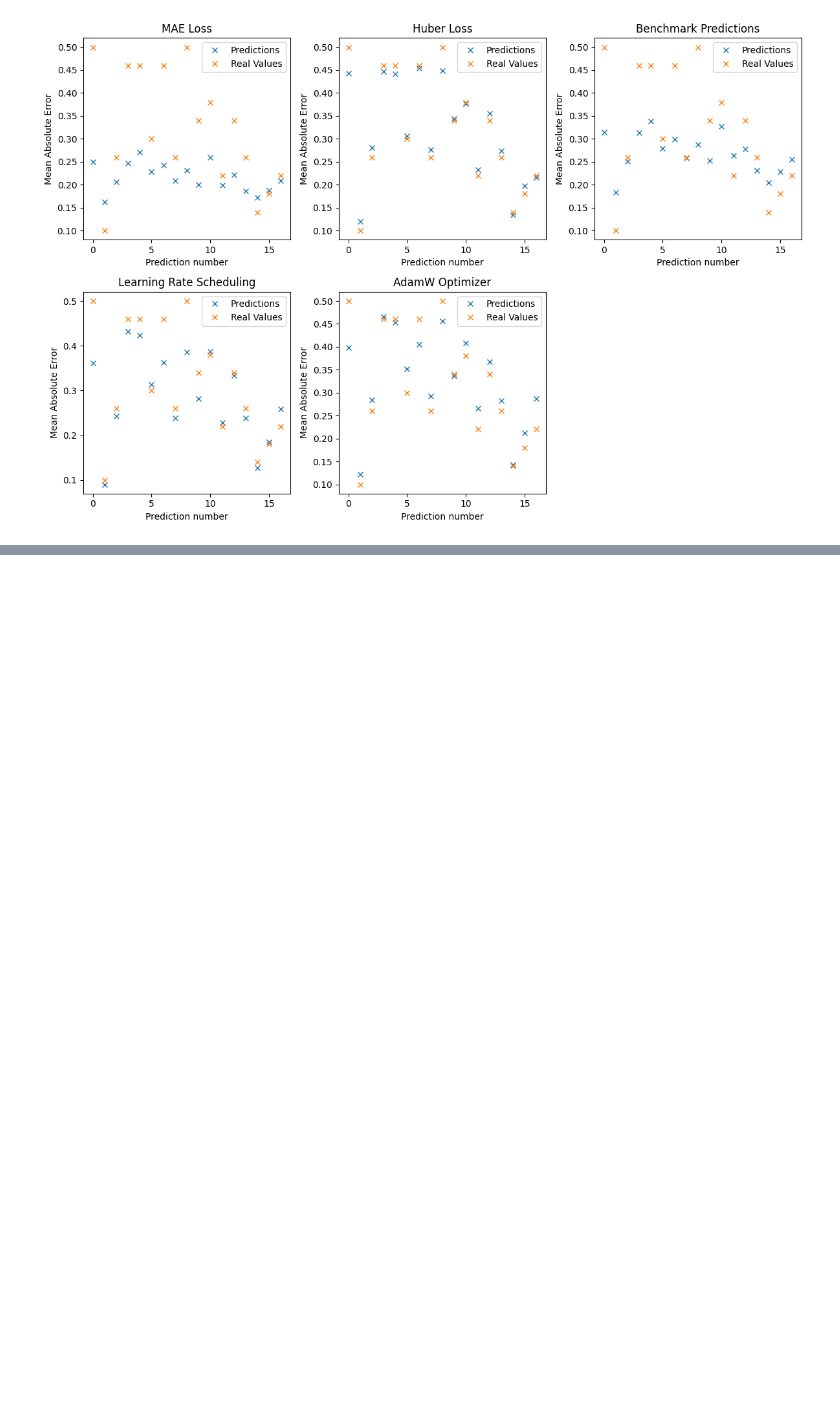
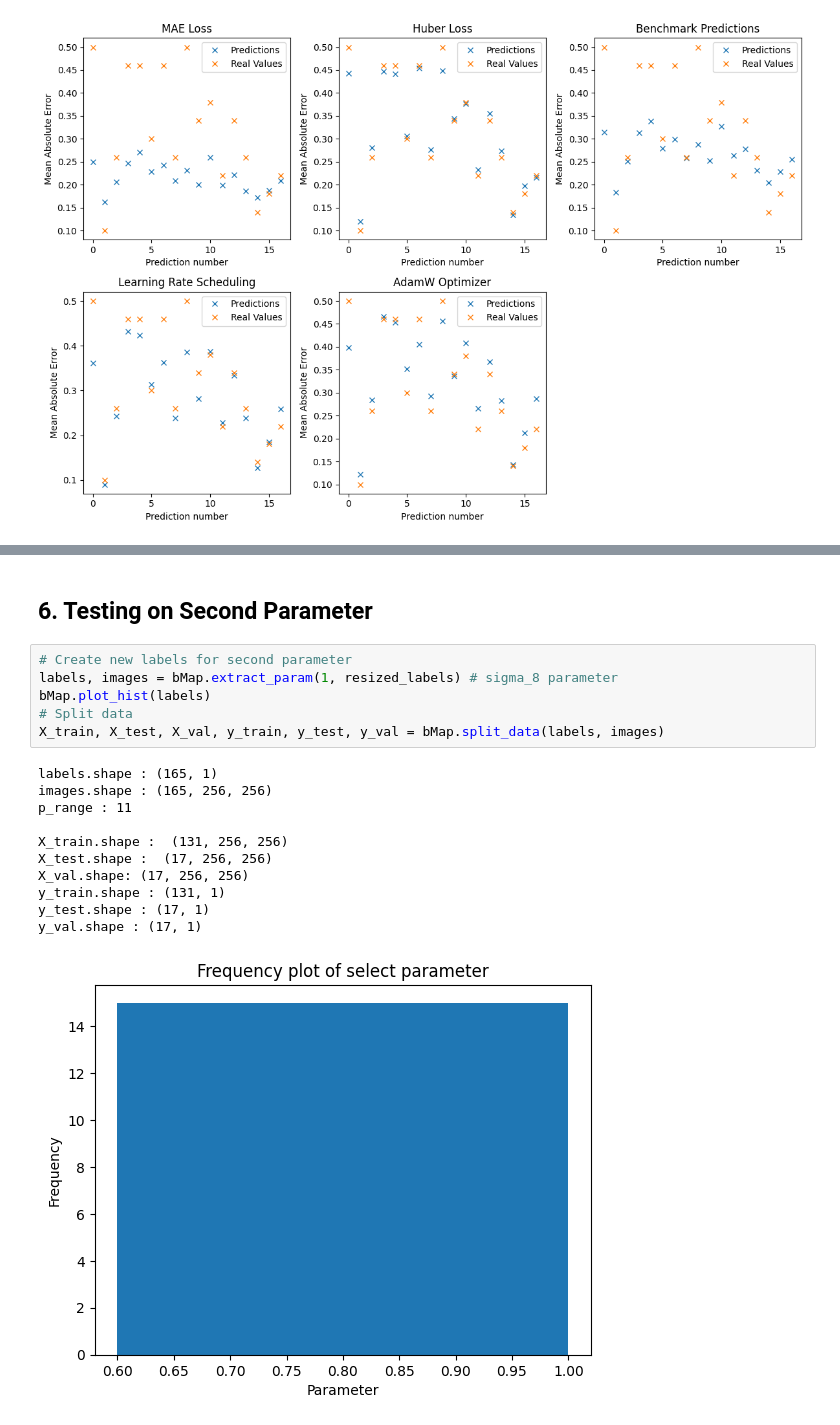
Before and after one commit to X-WasHere/Cosmological-Parameter-Inference, a Jupyter notebook: camels_02.ipynb, the cells around one changed output, grey strips where cells are left out. Cells and saved outputs as stored; diff of their text form; blank space fills up the shorter version.

Commit message:
Testing on second param and other fields

```diff
--- a/camels_02.ipynb
+++ b/camels_02.ipynb
@@ -476,0 +636,20 @@ MAE Loss - Test Loss: 0.00019758821872528642, Test MAE: 0.015661591663956642
+# %% [markdown]
+## 6. Testing on Second Parameter
+# %%
+# Create new labels for second parameter
+labels, images = bMap.extract_param(1, resized_labels) # sigma_8 parameter
+bMap.plot_hist(labels)
+# Split data
+X_train, X_test, X_val, y_train, y_test, y_val = bMap.split_data(labels, images)
+# %% [output]
+labels.shape : (165, 1)
+images.shape : (165, 256, 256)
+p_range : 11
+
+X_train.shape :  (131, 256, 256)
+X_test.shape :  (17, 256, 256)
+X_val.shape: (17, 256, 256)
+y_train.shape : (131, 1)
+y_test.shape : (17, 1)
+y_val.shape : (17, 1)
+[figure, added]
```
Also changed, not shown: parts of 34 cells of this notebook.
